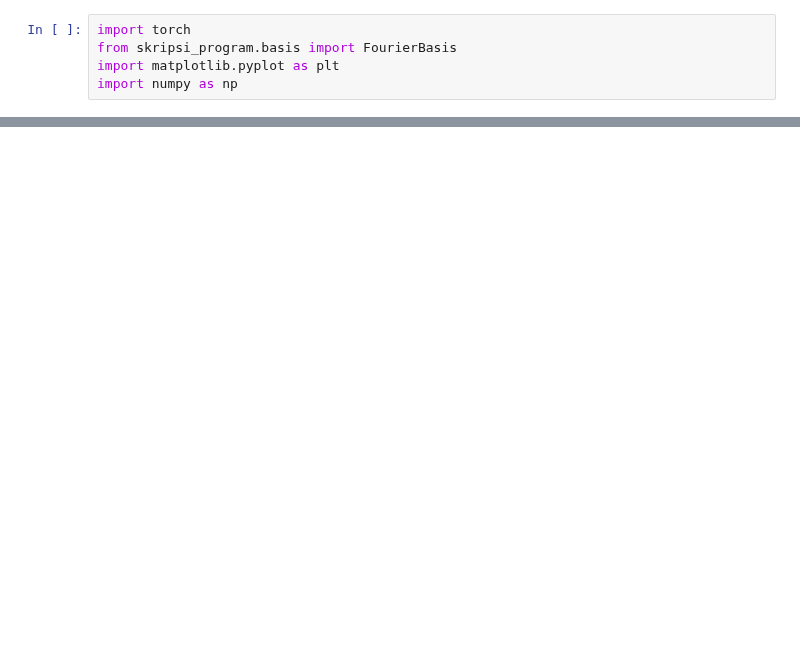
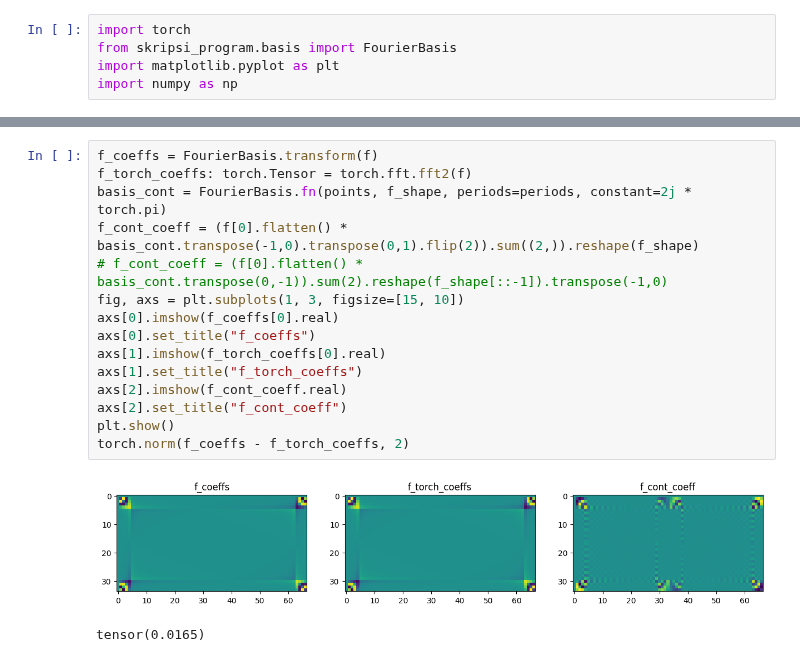
Before and after one commit to nidduzzi/SpectralSVR, a Jupyter notebook: notebooks/multidim_basis.ipynb, the cells around one changed output, grey strips where cells are left out. Cells and saved outputs as stored; diff of their text form; blank space fills up the shorter version.

Commit message:
consolidate _raw_transform, confirm multidim works

```diff
--- a/notebooks/multidim_basis.ipynb
+++ b/notebooks/multidim_basis.ipynb
@@ -322,0 +190,18 @@ plt.show()
+# %%
+f_coeffs = FourierBasis.transform(f)
+f_torch_coeffs: torch.Tensor = torch.fft.fft2(f)
+basis_cont = FourierBasis.fn(points, f_shape, periods=periods, constant=2j * torch.pi)
+f_cont_coeff = (f[0].flatten() * basis_cont.transpose(-1,0).transpose(0,1).flip(2)).sum((2,)).reshape(f_shape)
+# f_cont_coeff = (f[0].flatten() * basis_cont.transpose(0,-1)).sum(2).reshape(f_shape[::-1]).transpose(-1,0)
+fig, axs = plt.subplots(1, 3, figsize=[15, 10])
+axs[0].imshow(f_coeffs[0].real)
+axs[0].set_title("f_coeffs")
+axs[1].imshow(f_torch_coeffs[0].real)
+axs[1].set_title("f_torch_coeffs")
+axs[2].imshow(f_cont_coeff.real)
+axs[2].set_title("f_cont_coeff")
+plt.show()
+torch.norm(f_coeffs - f_torch_coeffs, 2)
+# %% [output]
+[figure, added]
+tensor(0.0165)
```
Also changed, not shown: parts of 39 cells of this notebook, 1 other file.
